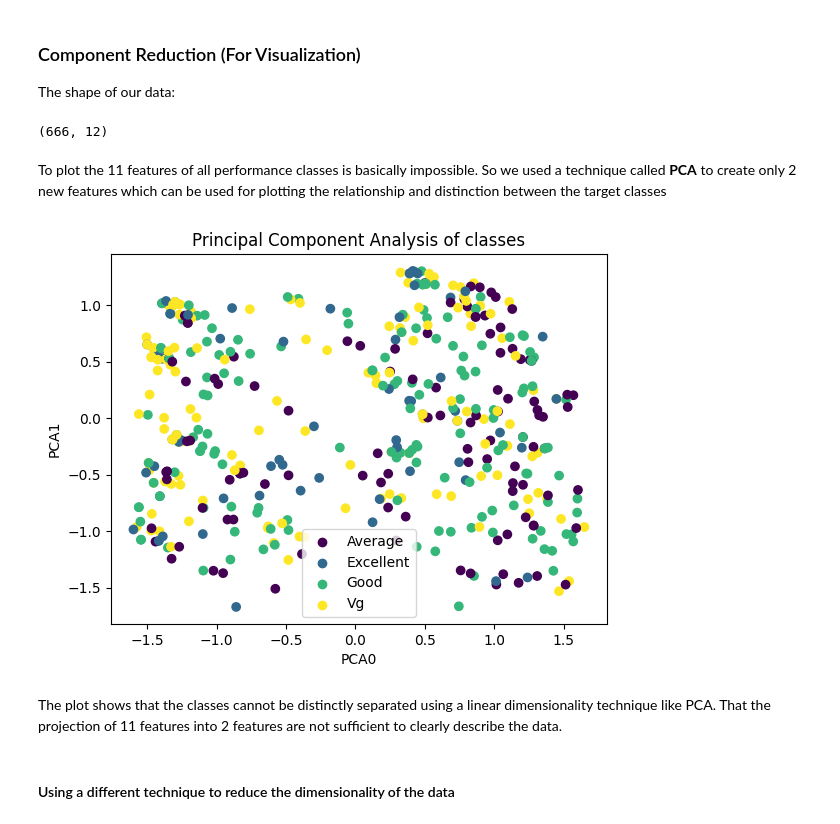
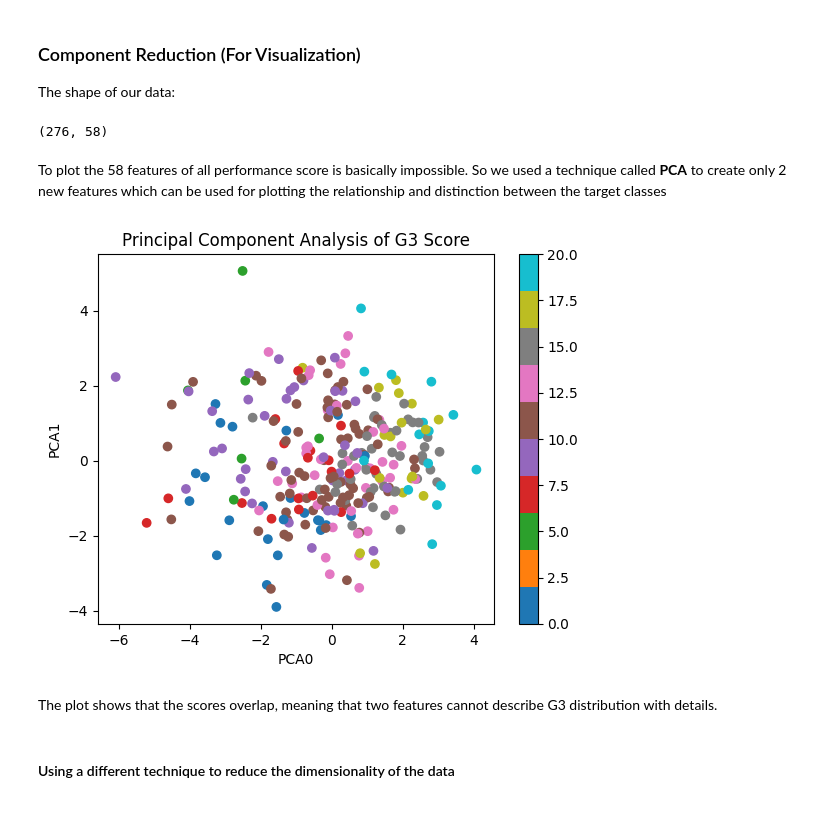
Before and after one commit to Purinat33/Machine-Learning-Project-1, a Jupyter notebook: proj1.ipynb, the cells around one changed output. Saved outputs shown, nothing was run; the diff lists cells and outputs as text; code cells hidden in the pictures.

Commit message:
Used a different dataset

```diff
--- a/proj1.ipynb
+++ b/proj1.ipynb
@@ -39,0 +57,3 @@ df
+# %%
+df = pd.read_csv('data/performance.csv')
+df
@@ -162,0 +198,21 @@ y_test_encoded = encoderY.transform(y_test)
+# %%
+# The numerical data still aren't here
+from sklearn.compose import ColumnTransformer
+from sklearn.preprocessing import OneHotEncoder, StandardScaler
+from sklearn.model_selection import train_test_split
+
+X_train, X_test, y_train, y_test = train_test_split(X, y, test_size=0.3, shuffle=True)
+
+# 1) Build preprocessor with scaling OFF for numeric-real (passthrough)
+pre = ColumnTransformer(
+    transformers=[
+        ("cat", OneHotEncoder(handle_unknown="ignore"), cat_cols_raw),
+        ("num_real", "passthrough", num_real),    # <-- off for now
+        ("num_bin", "passthrough", num_binary),
+    ],
+    remainder="drop",
+    verbose_feature_names_out=True
+)
+
+X_train_encoded = pre.fit_transform(X_train)
+X_test_encoded  = pre.transform(X_test)
@@ -162,0 +232,2 @@ y_test_encoded = encoderY.transform(y_test)
+# %%
+pre.set_params(num_real=StandardScaler(with_mean=False))  # toggle on
@@ -162,0 +247,3 @@ y_test_encoded = encoderY.transform(y_test)
+# %%
+X_train_encoded = pre.fit_transform(X_train)
+X_test_encoded  = pre.transform(X_test)
@@ -165,37 +265,27 @@ y_test_encoded = encoderY.transform(y_test)
 
 The shape of our data:
 # %%
-print(df.shape)
+print(X_train_encoded.shape)
 # %% [output]
-(666, 12)
+(276, 58)
 # %% [markdown]
-To plot the 11 features of all performance classes is basically impossible. So we used a technique called **PCA** to create only 2 new features which can be used for plotting the relationship and distinction between the target classes
+To plot the 58 features of all performance score is basically impossible. So we used a technique called **PCA** to create only 2 new features which can be used for plotting the relationship and distinction between the target classes
 # %%
 from sklearn.decomposition import PCA
 
 pca = PCA(n_components=2, random_state=42)
 X_pca = pca.fit_transform(X_train_encoded)
-scatter = plt.scatter(X_pca[:,0], X_pca[:,1], c=y_train_encoded, cmap='viridis')
+plt.scatter(X_pca[:,0], X_pca[:,1], c=y_train[:], cmap='tab10')
 
-class_names = encoderY.classes_   # e.g. ["Avg", "Good", "Poor"]
-
-# Build legend with names
-classes = np.unique(y_train_encoded)
-for class_val in classes:
-    plt.scatter([], [],
-                c=[scatter.cmap(scatter.norm(class_val))],
-                label=class_names[class_val])
-
-
-plt.title("Principal Component Analysis of classes")
+plt.title("Principal Component Analysis of G3 Score")
 plt.xlabel("PCA0")
+plt.colorbar()
 plt.ylabel("PCA1")
-plt.legend()
 plt.show()
 # %% [output]
-[figure, old version]
+[figure, new version]
 # %% [markdown]
-The plot shows that the classes cannot be distinctly separated using a linear dimensionality technique like PCA. That the projection of 11 features into 2 features are not sufficient to clearly describe the data.
+The plot shows that the scores overlap, meaning that two features cannot describe G3 distribution with details.
 # %% [markdown]
 #### Using a different technique to reduce the dimensionality of the data
 # %%
```
Also changed, not shown: parts of 28 cells of this notebook, 3 other files.
